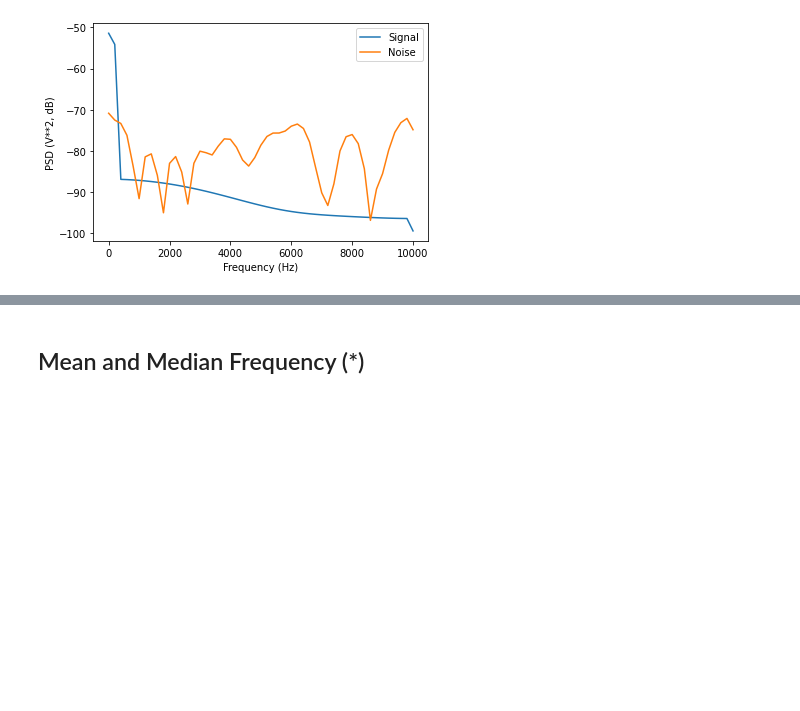
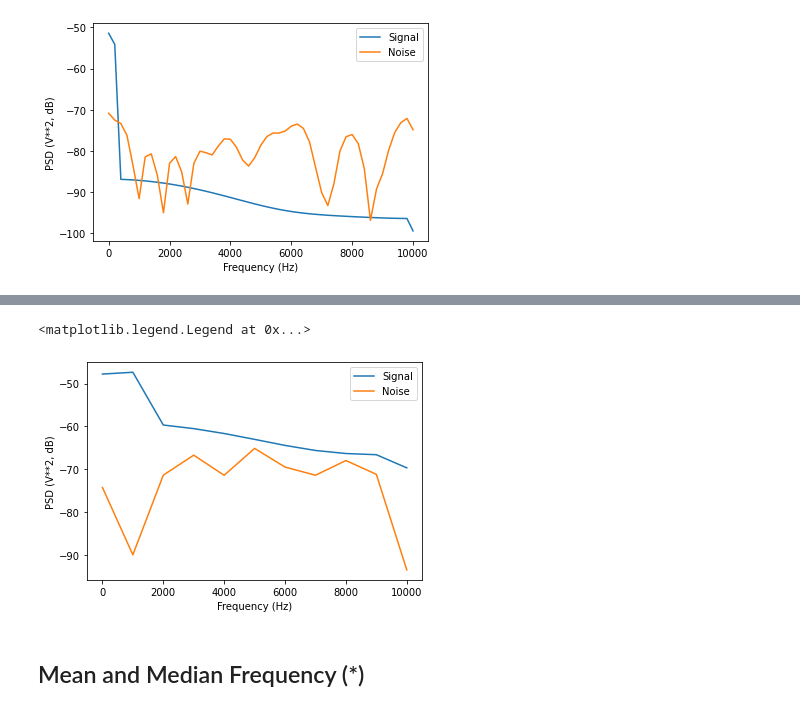
Before and after one commit to vermakun/ecu-fingerprinting, a Jupyter notebook: ecu_fingerprinting_sandbox.ipynb, the cells around one changed output, grey strips where cells are left out. Saved outputs shown, nothing was run; the diff lists cells and outputs as text; code cells hidden in the pictures; blank space fills up the shorter version.

```diff
--- a/ecu_fingerprinting_sandbox.ipynb
+++ b/ecu_fingerprinting_sandbox.ipynb
@@ -972,3 +971,11 @@ print(rec_snr)
+# %%
+plt.plot(f, 10*np.log10(s_pd), f, 10*np.log10(n_pd))
+plt.ylabel('PSD (V**2, dB)')
+plt.xlabel('Frequency (Hz)')
+plt.legend(['Signal','Noise'])
+# %% [output]
+<matplotlib.legend.Legend at 0x...>
+[figure, added]
 # %% [markdown]
 ## Mean and Median Frequency (*)
 # %%
```
Also changed, not shown: parts of 5 cells of this notebook.
